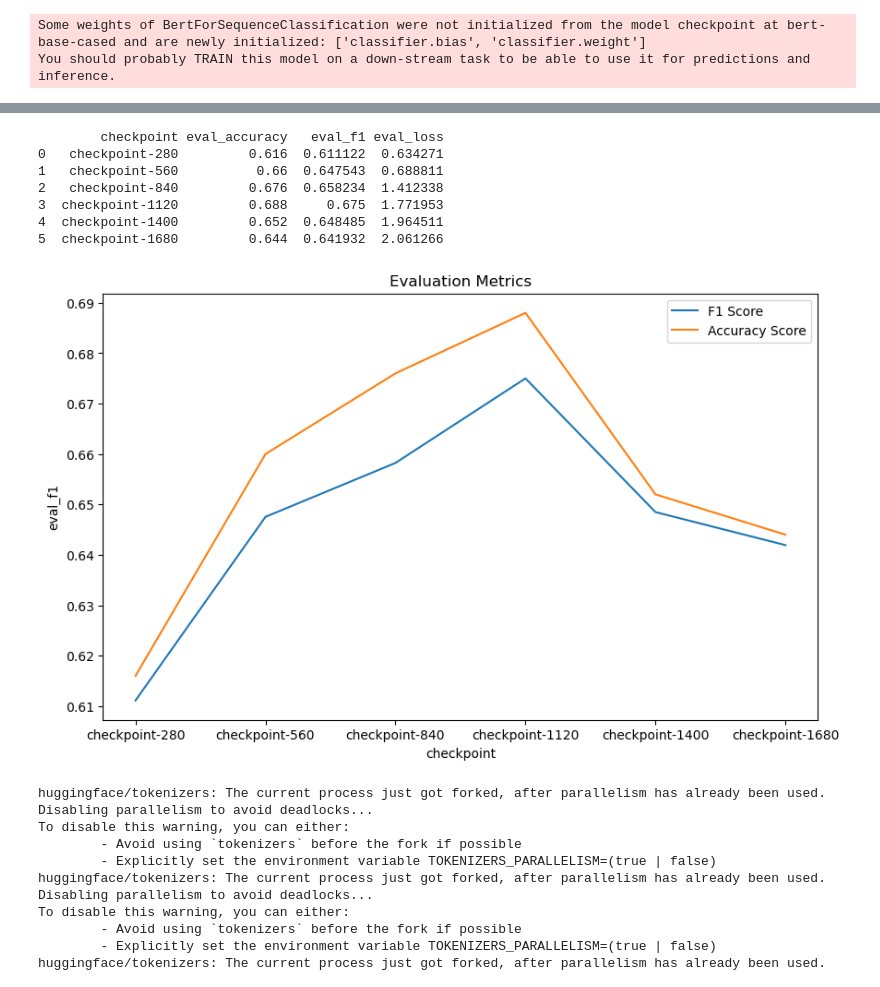
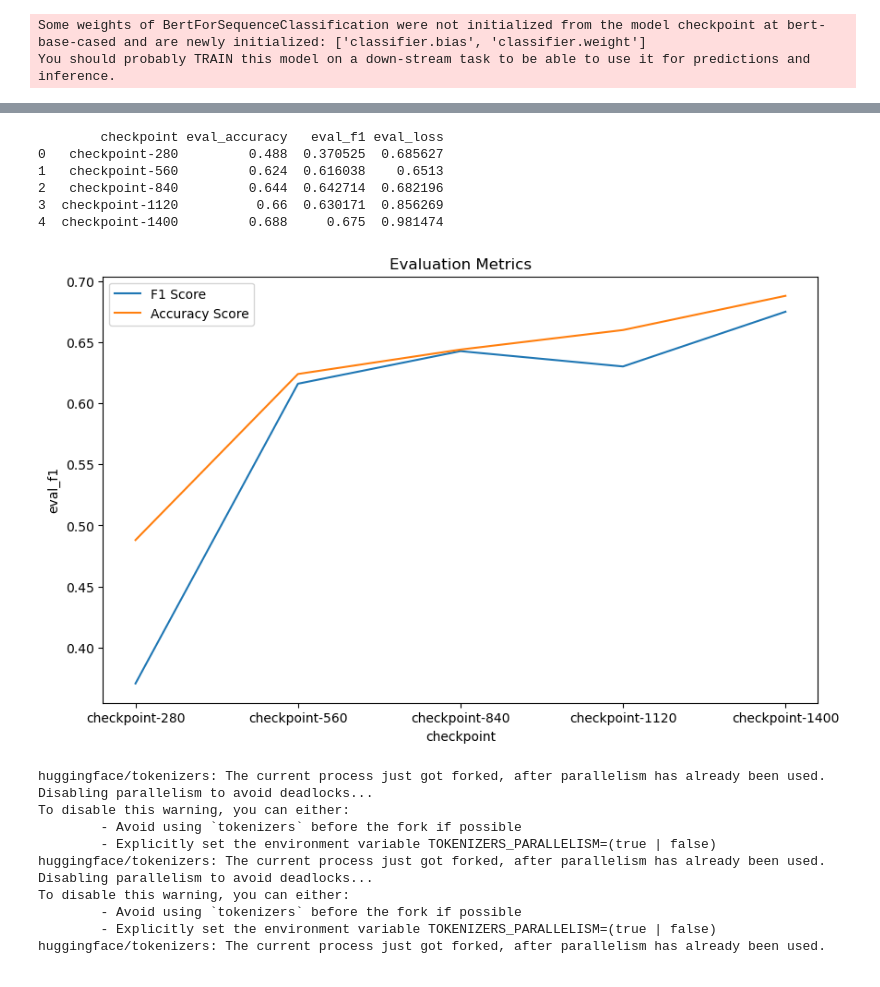
Before and after one commit to brunoconterato/udemy-lazyp-transformers-nlp, a Jupyter notebook: Fine-Tuning (Intermediate)/Fine-Tunning Text Classification Multiple Inputs.ipynb, the cells around one changed output, grey strips where cells are left out. Saved outputs shown, nothing was run; the diff lists cells and outputs as text; code cells hidden in the pictures.

```diff
--- a/Fine-Tuning (Intermediate)/Fine-Tunning Text Classification Multiple Inputs.ipynb
+++ b/Fine-Tuning (Intermediate)/Fine-Tunning Text Classification Multiple Inputs.ipynb
@@ -169,18 +242,24 @@ del tokenized_datasets
 # %%
-metric = load_metric("glue", "rte")
-metric
+
+# def compute_metrics(logits_and_labels):
+#     logits, labels = logits_and_labels
+#     predictions = np.argmax(logits, axis=-1)
+#     return metric.compute(predictions=predictions, references=labels)
+
 
 def compute_metrics(logits_and_labels):
     logits, labels = logits_and_labels
     predictions = np.argmax(logits, axis=-1)
-    return metric.compute(predictions=predictions, references=labels)
+    acc = np.mean(predictions == labels)
+    f1 = f1_score(labels, predictions, average="macro")
+    return {"accuracy": acc, "f1": f1}
 # %%
 def evalCheckpoints(ckpt_path, checkpoints, tokenizer, tokenized_datasets):
     columns = ["eval_accuracy", "eval_f1", "eval_loss"]
     results = pd.DataFrame(columns=columns, index=checkpoints)
     for _ckpt in checkpoints:
         model = AutoModelForSequenceClassification.from_pretrained(
-            ckpt_path + "/" + _ckpt
+            ckpt_path + "/" + _ckpt, num_labels=2
         )
         training_args = TrainingArguments(
             output_dir=ckpt_path,
@@ -188,7 +267,7 @@ def evalCheckpoints(ckpt_path, checkpoints, tokenizer, tokenized_datasets):
             save_strategy="epoch",
             num_train_epochs=3,
             per_device_train_batch_size=16,
-            per_device_eval_batch_size=64,
+            per_device_eval_batch_size=16,
         )
 
         def compute_metrics(logits_and_labels):
@@ -302,26 +378,25 @@ checkpoint-1400  checkpoint-280   checkpoint-840
 # %%
 evalCheckpoints(
     ckpt_path="training_dir_rte_BERT",
     checkpoints=[
         "checkpoint-280",
         "checkpoint-560",
         "checkpoint-840",
         "checkpoint-1120",
         "checkpoint-1400",
-        "checkpoint-1680",
+        # "checkpoint-1680",
     ],
     tokenizer=tokenizer_BERT,
     tokenized_datasets=tokenized_datasets_BERT,
 )
 # %% [output]
         checkpoint eval_accuracy   eval_f1 eval_loss
-0   checkpoint-280         0.616  0.611122  0.634271
-1   checkpoint-560          0.66  0.647543  0.688811
-2   checkpoint-840         0.676  0.658234  1.412338
-3  checkpoint-1120         0.688     0.675  1.771953
-4  checkpoint-1400         0.652  0.648485  1.964511
-5  checkpoint-1680         0.644  0.641932  2.061266
+0   checkpoint-280         0.488  0.370525  0.685627
+1   checkpoint-560         0.624  0.616038    0.6513
+2   checkpoint-840         0.644  0.642714  0.682196
+3  checkpoint-1120          0.66  0.630171  0.856269
+4  checkpoint-1400         0.688     0.675  0.981474
-[figure, old version]
+[figure, new version]
 # %%
 savedModel_BERT = pipeline('text-classification', model="training_dir_rte_BERT/checkpoint-1120", device=0)
 # %% [output]
```
Also changed, not shown: parts of 27 cells of this notebook.
